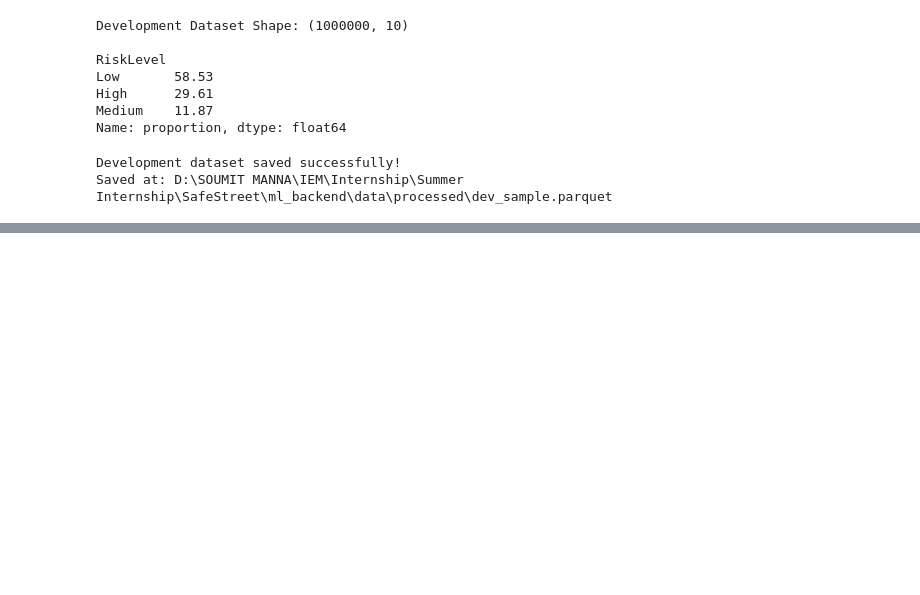
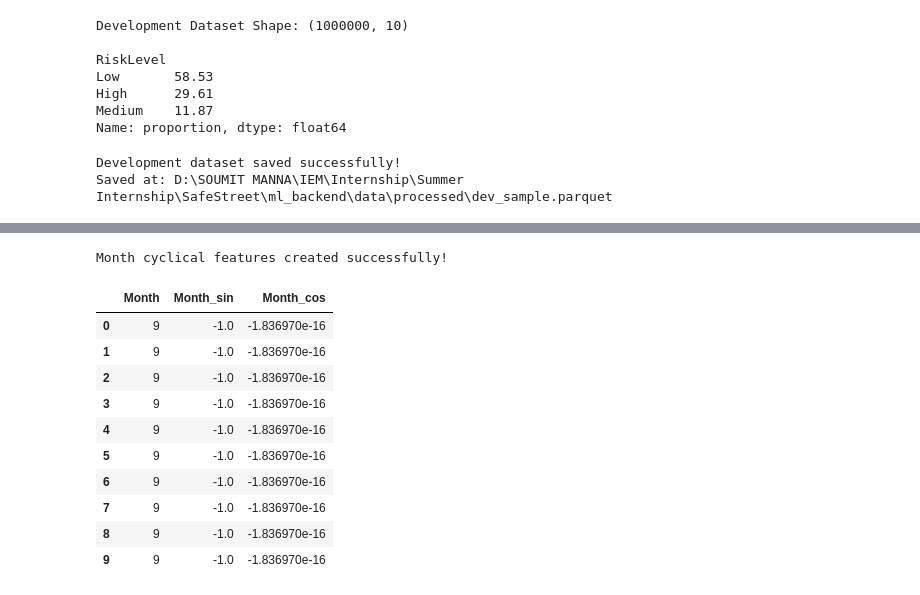
Before and after one commit to soumitmanna/SafeStreet-AI, a Jupyter notebook: ml_backend/notebooks/02_Feature_Engineering.ipynb, the cells around one changed output, grey strips where cells are left out. Cells and saved outputs as stored; diff of their text form; code cells hidden in the pictures; blank space fills up the shorter version.

```diff
--- a/ml_backend/notebooks/02_Feature_Engineering.ipynb
+++ b/ml_backend/notebooks/02_Feature_Engineering.ipynb
@@ -395,0 +533,31 @@ Saved at: D:\SOUMIT MANNA\IEM\Internship\Summer Internship\SafeStreet\ml_backend
+# %%
+# ==========================================
+# Cyclical Encoding of Month
+# ==========================================
+
+processed_df["Month_sin"] = np.sin(
+    2 * np.pi * processed_df["Month"] / 12
+)
+
+processed_df["Month_cos"] = np.cos(
+    2 * np.pi * processed_df["Month"] / 12
+)
+
+print("Month cyclical features created successfully!\n")
+
+processed_df[
+    ["Month", "Month_sin", "Month_cos"]
+].head(10)
+# %% [output]
+Month cyclical features created successfully!
+|  | Month | Month_sin | Month_cos |
+| 0 | 9 | -1.0 | -1.836970e-16 |
+| 1 | 9 | -1.0 | -1.836970e-16 |
+| 2 | 9 | -1.0 | -1.836970e-16 |
+| 3 | 9 | -1.0 | -1.836970e-16 |
+| 4 | 9 | -1.0 | -1.836970e-16 |
+| 5 | 9 | -1.0 | -1.836970e-16 |
+| 6 | 9 | -1.0 | -1.836970e-16 |
+| 7 | 9 | -1.0 | -1.836970e-16 |
+| 8 | 9 | -1.0 | -1.836970e-16 |
+| 9 | 9 | -1.0 | -1.836970e-16 |
```
Also changed, not shown: parts of 8 cells of this notebook, 11 other files.
